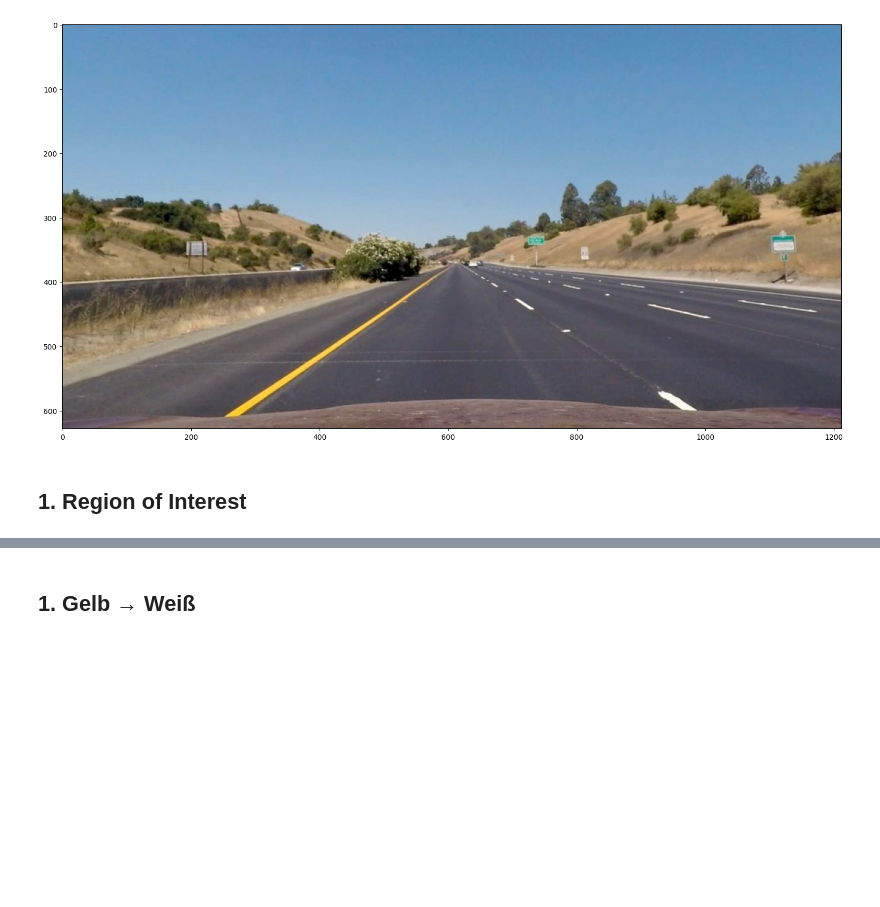
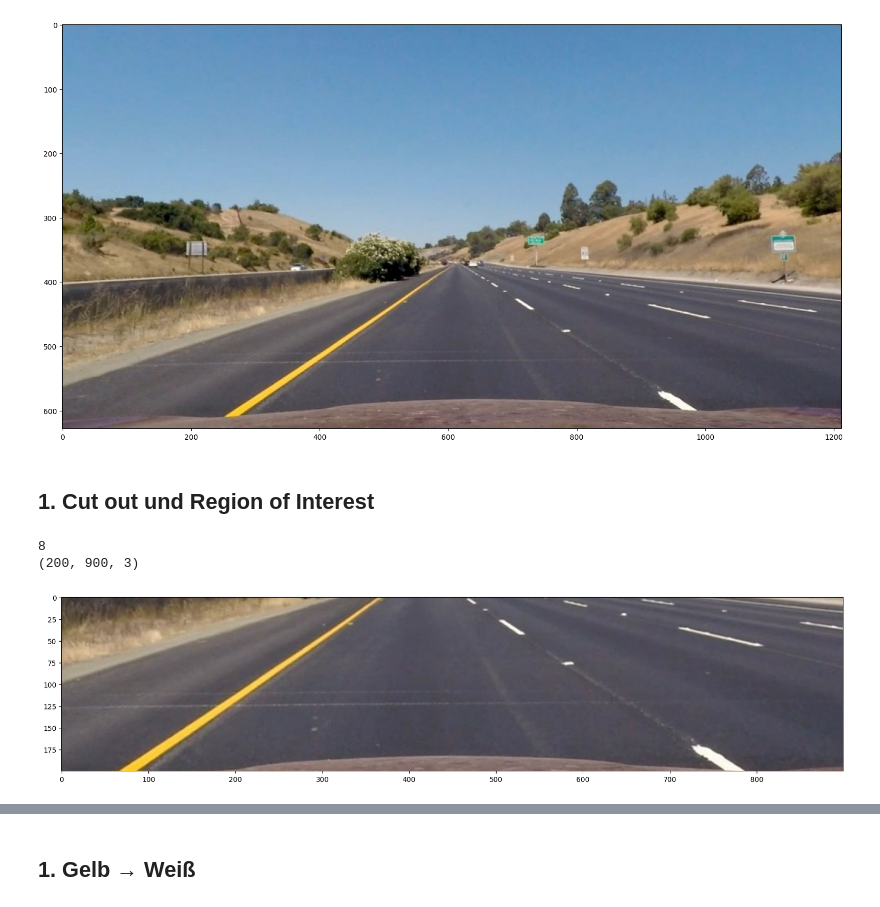
Before and after one commit to Ben-schlch/conventional_lane_detection, a Jupyter notebook: Projekt_Spurerkennung_v2.ipynb, the cells around one changed output, grey strips where cells are left out. Saved outputs shown, nothing was run; the diff lists cells and outputs as text; code cells hidden in the pictures; blank space fills up the shorter version.

```diff
--- a/Projekt_Spurerkennung_v2.ipynb
+++ b/Projekt_Spurerkennung_v2.ipynb
@@ -9,8 +9,8 @@ from Calibration import Calibration
 ## 0 Entzerrung
 # %%
 calib = Calibration()
-imgs = [cv.imread(f"images/image00{i + 1}.jpg", cv.IMREAD_COLOR) for i in range(8)]
-img = cv.imread("images/image001.jpg", cv.IMREAD_COLOR)
+imgs = [cv.imread(f"images/Udacity/image00{i + 1}.jpg", cv.IMREAD_COLOR) for i in range(8)]
+img = cv.imread("images/Udacity/image001.jpg", cv.IMREAD_COLOR)
 imgs = [cv.cvtColor(im, cv.COLOR_BGR2RGB) for im in imgs]
 img = cv.cvtColor(img, cv.COLOR_BGR2RGB)
 imgs = [calib.undistort(im) for im in imgs]
@@ -22,4 +22,17 @@ plt.show()
 # %% [output]
 [figure]
 # %% [markdown]
-## 1. Region of Interest
+## 1. Cut out und Region of Interest
+# %%
+imgs_cut = [im[400: 600, 200: 1100] for im in imgs]
+print(len(imgs_cut))
+print(imgs_cut[0].shape)
+img = imgs_cut[0]
+
+plt.figure(figsize=(20,10))
+plt.imshow(img)
+plt.show()
+# %% [output]
+8
+(200, 900, 3)
+[figure, added]
```
Also changed, not shown: parts of 8 cells of this notebook, 2 other files.
